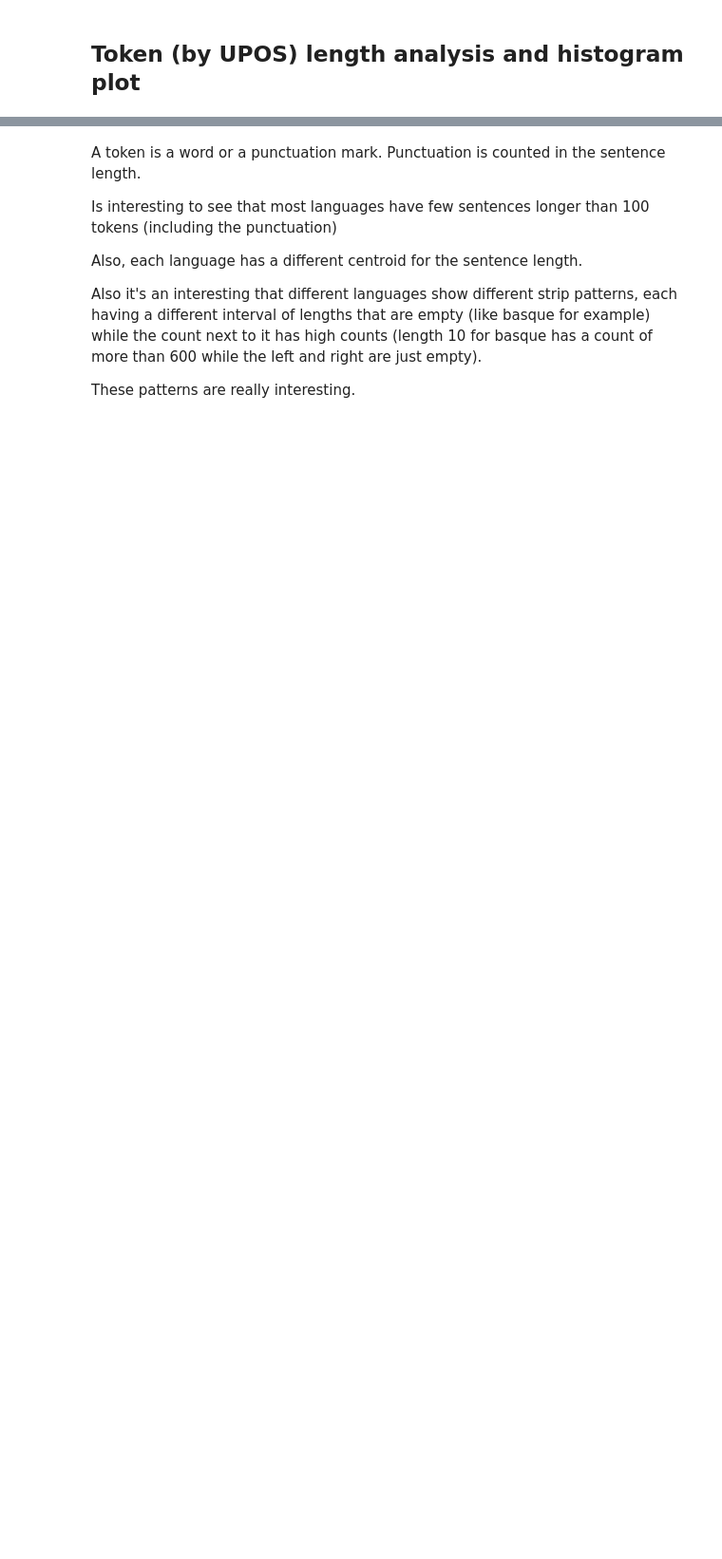
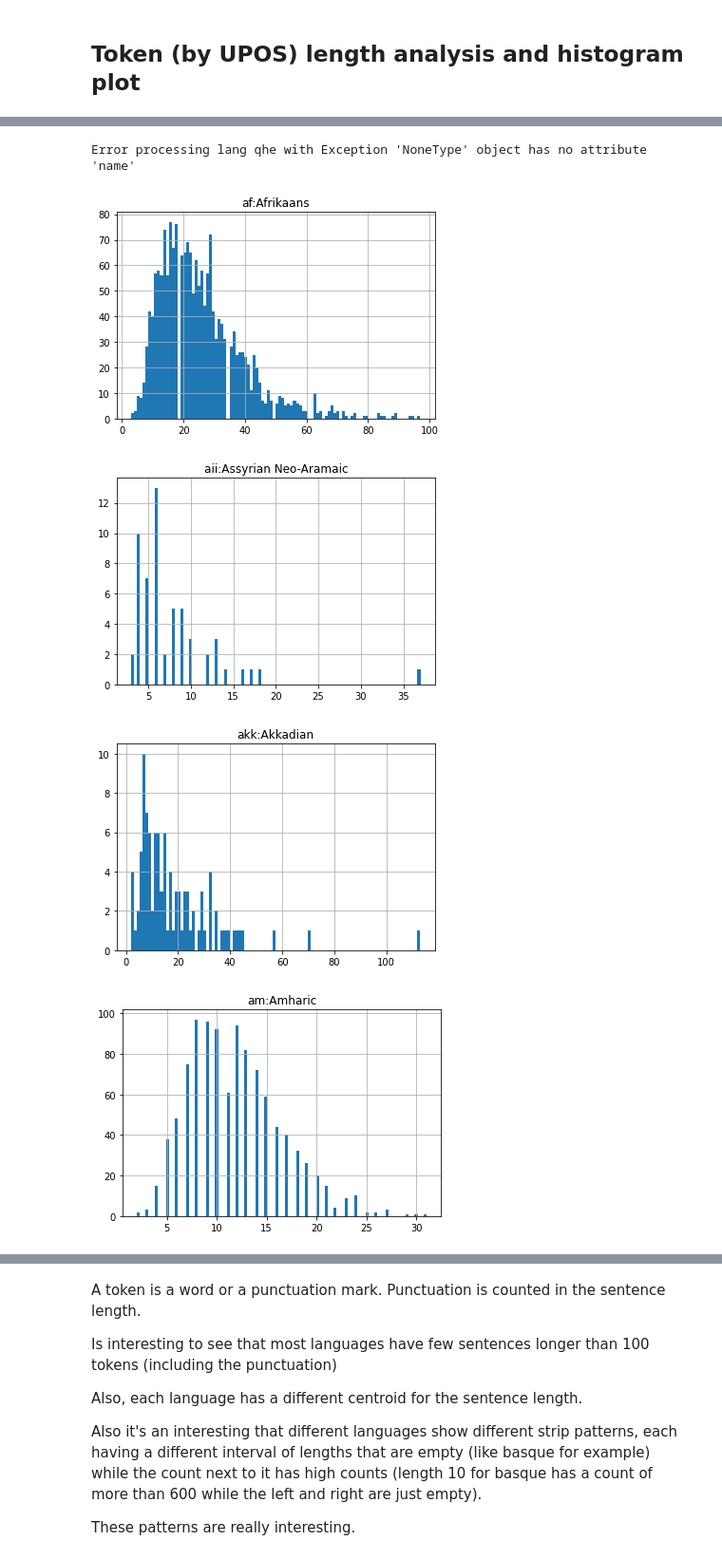
Before and after one commit to leomrocha/mix_nlp, a Jupyter notebook: utf8/conllu_exploration-report.ipynb, the cells around one changed output, grey strips where cells are left out. Shown at 95% size. Saved outputs shown, nothing was run; the diff lists cells and outputs as text; code cells hidden in the pictures; blank space fills up the shorter version.

```diff
--- a/utf8/conllu_exploration-report.ipynb
+++ b/utf8/conllu_exploration-report.ipynb
@@ -195,7 +202,17 @@ df_upos.describe()
 # %%
 for lang in langs:
-    fig, ax = plt.subplots()
-    dest_lang = languages.get(alpha_2=lang) if len(lang) == 2 else languages.get(alpha_3=lang)
-    dest_lang = dest_lang.name
-    ax.set_title(lang +":" +dest_lang )
-    df_upos.loc[df_upos['lang'] == lang]['upos_len'].hist(bins=100, ax=ax, label=lang)
+    try:
+        fig, ax = plt.subplots()
+        dest_lang = languages.get(alpha_2=lang) if len(lang) == 2 else languages.get(alpha_3=lang)
+        dest_lang = dest_lang.name
+        ax.set_title(lang +":" +dest_lang )
+        df_upos.loc[df_upos['lang'] == lang]['upos_len'].hist(bins=100, ax=ax, label=lang)
+    except Exception as e:
+        print("Error processing lang {} with Exception {}".format(lang, e))
+        pass
+# %% [output]
+Error processing lang qhe with Exception 'NoneType' object has no attribute 'name'
+[figure, added]
+[figure, added]
+[figure, added]
+[figure, added]
```
Also changed, not shown: parts of 43 cells of this notebook.
